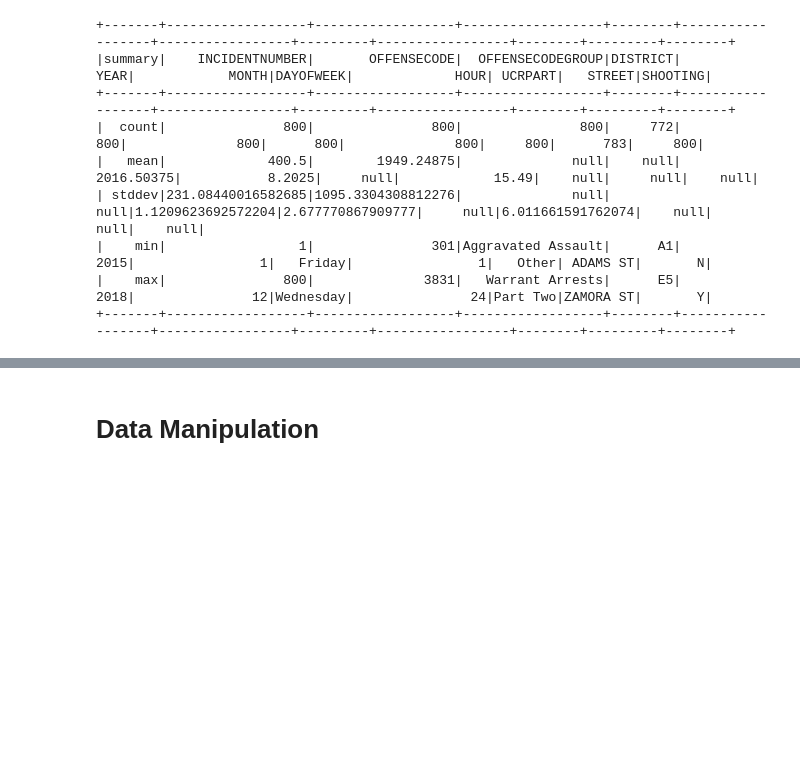
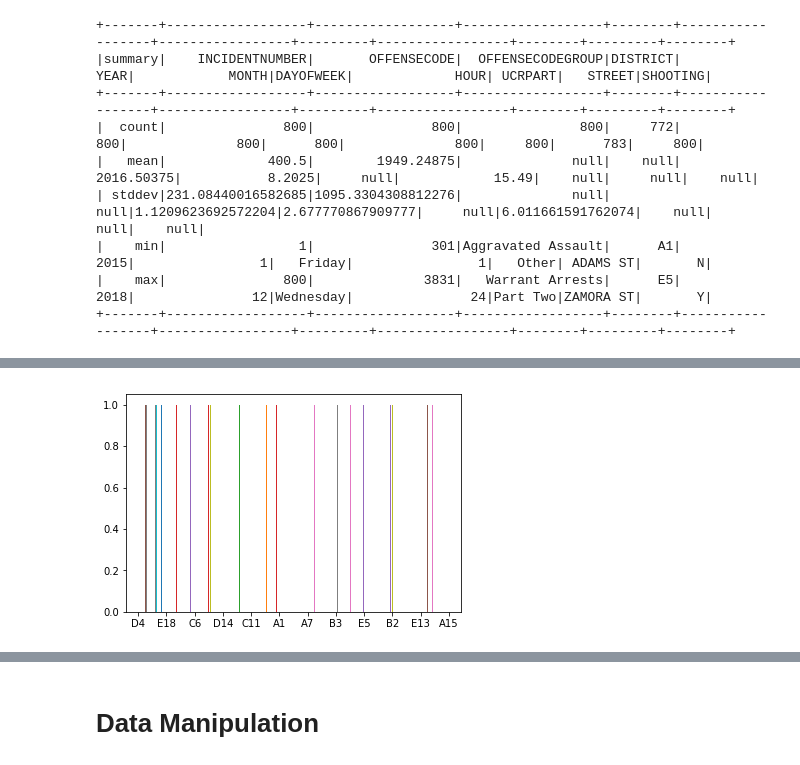
Before and after one commit to hzho517/testlab2, a Jupyter notebook: Test.ipynb, the cells around one changed output, grey strips where cells are left out. Drawn from its saved outputs; the diff is of its cells as text; code cells hidden in the pictures; blank space fills up the shorter version.

```diff
--- a/Test.ipynb
+++ b/Test.ipynb
@@ -87,3 +96,5 @@ df.select('INCIDENTNUMBER','OFFENSECODE','OFFENSECODEGROUP','DISTRICT','YEAR','M
 |    min|                 1|               301|Aggravated Assault|      A1|              2015|                1|   Friday|                1|   Other| ADAMS ST|       N|
 |    max|               800|              3831|   Warrant Arrests|      E5|              2018|               12|Wednesday|               24|Part Two|ZAMORA ST|       Y|
 +-------+------------------+------------------+------------------+--------+------------------+-----------------+---------+-----------------+--------+---------+--------+
+# %%
+df1 = pd.read_csv('BostonCrime2.0.csv')
@@ -89,0 +143,5 @@ df.select('INCIDENTNUMBER','OFFENSECODE','OFFENSECODEGROUP','DISTRICT','YEAR','M
+# %%
+plt.hist(df1["DISTRICT"])
+plt.show()
+# %% [output]
+[figure, added]
```
Also changed, not shown: parts of 121 cells of this notebook, 6 other files.
